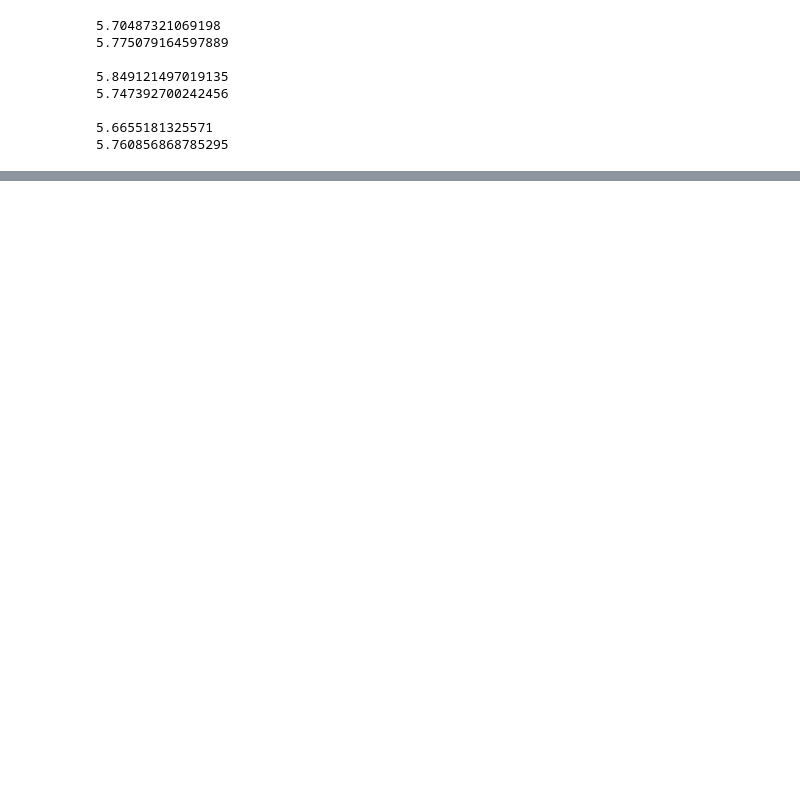
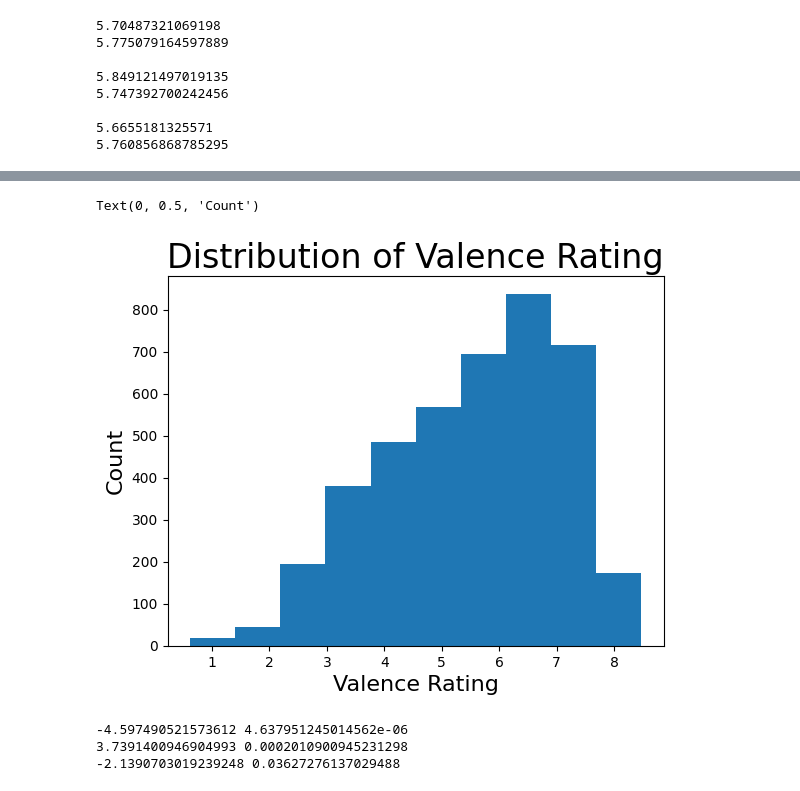
Before and after one commit to bpicioane/NLPproject, a Jupyter notebook: AffectDB/affect_evaluation.ipynb, the cells around one changed output, grey strips where cells are left out. Cells and saved outputs as stored; diff of their text form; code cells hidden in the pictures; blank space fills up the shorter version.

```diff
--- a/AffectDB/affect_evaluation.ipynb
+++ b/AffectDB/affect_evaluation.ipynb
@@ -75,0 +86,33 @@ print(avgVNotRap)
+# %%
+plt.hist(df['valence_tags'])
+plt.title('Distribution of Valence Rating', fontsize = 24)
+plt.xlabel('Valence Rating', fontsize = 16)
+plt.ylabel('Count', fontsize = 16)
+# %% [output]
+Text(0, 0.5, 'Count')
+[figure, added]
+# %%
+rock = [song['calculatedValence'] for _, song in df.iterrows() if song['genre'] in rockGenres]
+notRock = [song['calculatedValence'] for _, song in df.iterrows() if song['genre'] not in rockGenres]
+pop = [song['calculatedValence'] for _, song in df.iterrows() if song['genre'] in popGenres]
+notPop = [song['calculatedValence'] for _, song in df.iterrows() if song['genre'] not in rockGenres]
+rap = [song['calculatedValence'] for _, song in df.iterrows() if song['genre'] in rapGenres]
+notRap = [song['calculatedValence'] for _, song in df.iterrows() if song['genre'] not in rapGenres]
+
+
+t, p = ttest_ind(rock,
+                notRock,
+                equal_var = False)
+print(t, p)
+t2, p2 = ttest_ind(pop,
+               notPop,
+                equal_var = False)
+print(t2, p2)
+t3, p3 = ttest_ind(rap,
+               notRap,
+                equal_var = False)
+print(t3, p3)
+# %% [output]
+-4.597490521573612 4.637951245014562e-06
+3.7391400946904993 0.0002010900945231298
+-2.1390703019239248 0.03627276137029488
```
Also changed, not shown: parts of 15 cells of this notebook.
